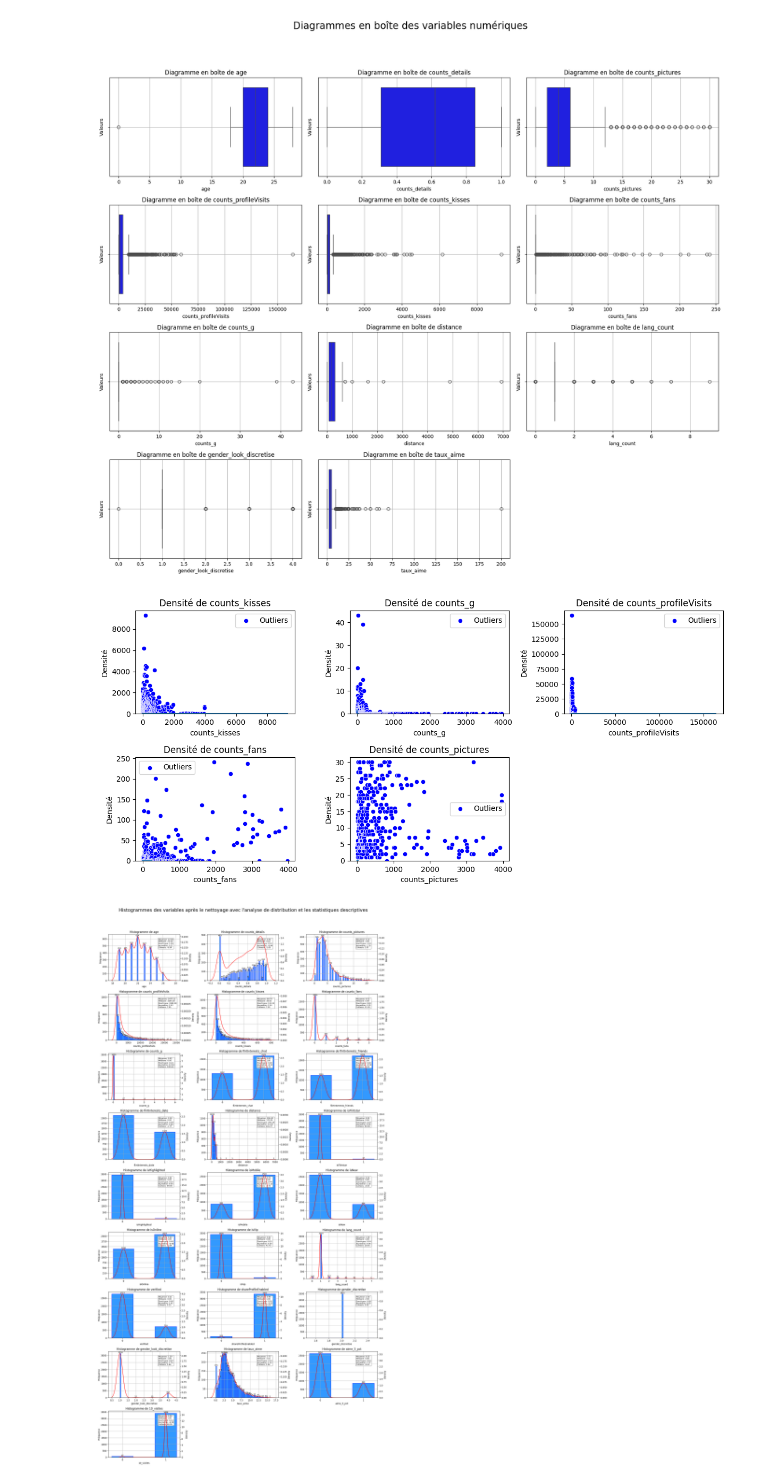
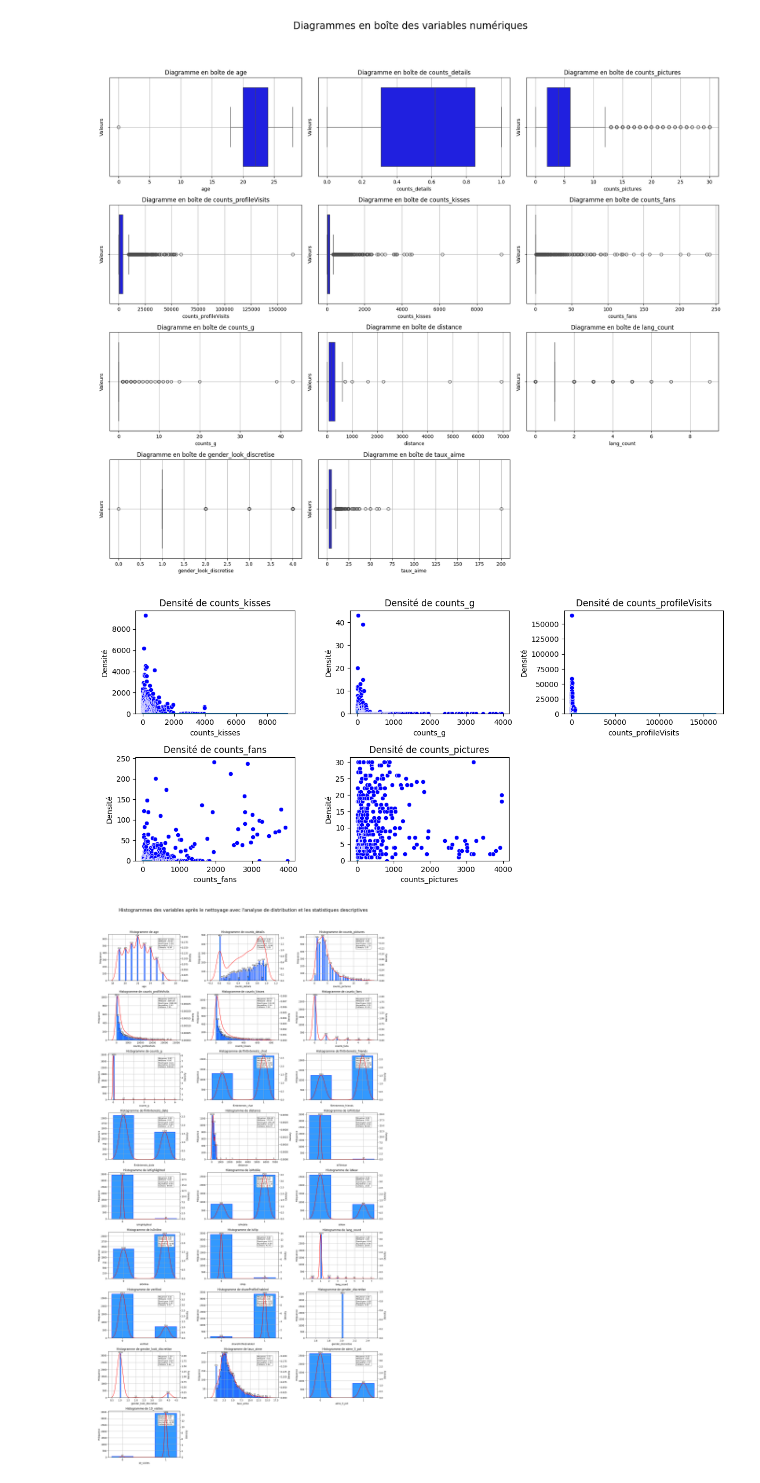
Before and after one commit to KevenJAntenor/Distributed-Systems, a Jupyter notebook: tp1.ipynb, the cells around one changed output. Cells and saved outputs as stored; diff of their text form; code cells hidden in the pictures.

Commit message:
Diagrammes de densité (revision deux)

```diff
--- a/tp1.ipynb
+++ b/tp1.ipynb
@@ -231,45 +231,43 @@ from sklearn.cluster import DBSCAN
 from sklearn.preprocessing import StandardScaler
 
 # Fonction pour tracer la densité et détecter les outliers avec DBSCAN pour des colonnes spécifiques
-def graficar_densidad_y_dbscan(dataset):
+def tracer_densite_et_detecter_outliers(dataset):
     # Sélectionner uniquement les colonnes spécifiques pour l'analyse
-    columnas_seleccionadas = ['counts_kisses', 'counts_g', 'counts_profileVisits', 'counts_fans', 'counts_pictures']
-    columnas_numericas = dataset[columnas_seleccionadas]
+    colonnes_selectionnees = ['counts_kisses', 'counts_g', 'counts_profileVisits', 'counts_fans', 'counts_pictures']
+    colonnes = dataset[colonnes_selectionnees]
 
     # Mettre à l'échelle les données
     scaler = StandardScaler()
-    dataset_scaled = scaler.fit_transform(columnas_numericas)
+    dataset_scale = scaler.fit_transform(colonnes)
 
     # Appliquer DBSCAN
     eps = 0.5  # Rayon maximum entre les points pour être considérés comme voisins
     min_samples = 5  # Nombre minimum de points pour former un cluster
     dbscan = DBSCAN(eps=eps, min_samples=min_samples)
-    clusters = dbscan.fit_predict(dataset_scaled)
+    clusters = dbscan.fit_predict(dataset_scale)
 
     # Configuration de la taille de la figure
     plt.figure(figsize=(12, 8))
 
     # Itérer sur chaque colonne numérique et tracer la densité
-    for i, col in enumerate(columnas_numericas.columns):
+    for i, col in enumerate(colonnes.columns):
         plt.subplot(3, 3, i + 1)  # Ajuster selon le nombre de colonnes numériques
         sns.histplot(dataset[col], kde=True, stat='density', linewidth=0)  # Utiliser linewidth=0 pour les points
         plt.title(f'Densité de {col}')
         plt.xlabel(col)
         plt.ylabel('Densité')
 
         # Mettre en évidence les outliers détectés par DBSCAN (valeurs -1) avec des points bleus
-        outliers_mask = clusters == -1
-        sns.scatterplot(x=dataset[col][outliers_mask].index, y=dataset[col][outliers_mask], color='blue', label='Outliers')
-
-        plt.legend()
+        masque_outliers = clusters == -1
+        sns.scatterplot(x=dataset[col][masque_outliers].index, y=dataset[col][masque_outliers], color='blue')
 
     plt.tight_layout()
     plt.show()
 
 # Utilisation : Tracer la densité et détecter les outliers avec DBSCAN pour des colonnes spécifiques
-graficar_densidad_y_dbscan(dataset)
+tracer_densite_et_detecter_outliers(dataset)
 # %% [output]
-[figure, old version]
+[figure, new version]
 # %%
 import pandas as pd
 import numpy as np
```
